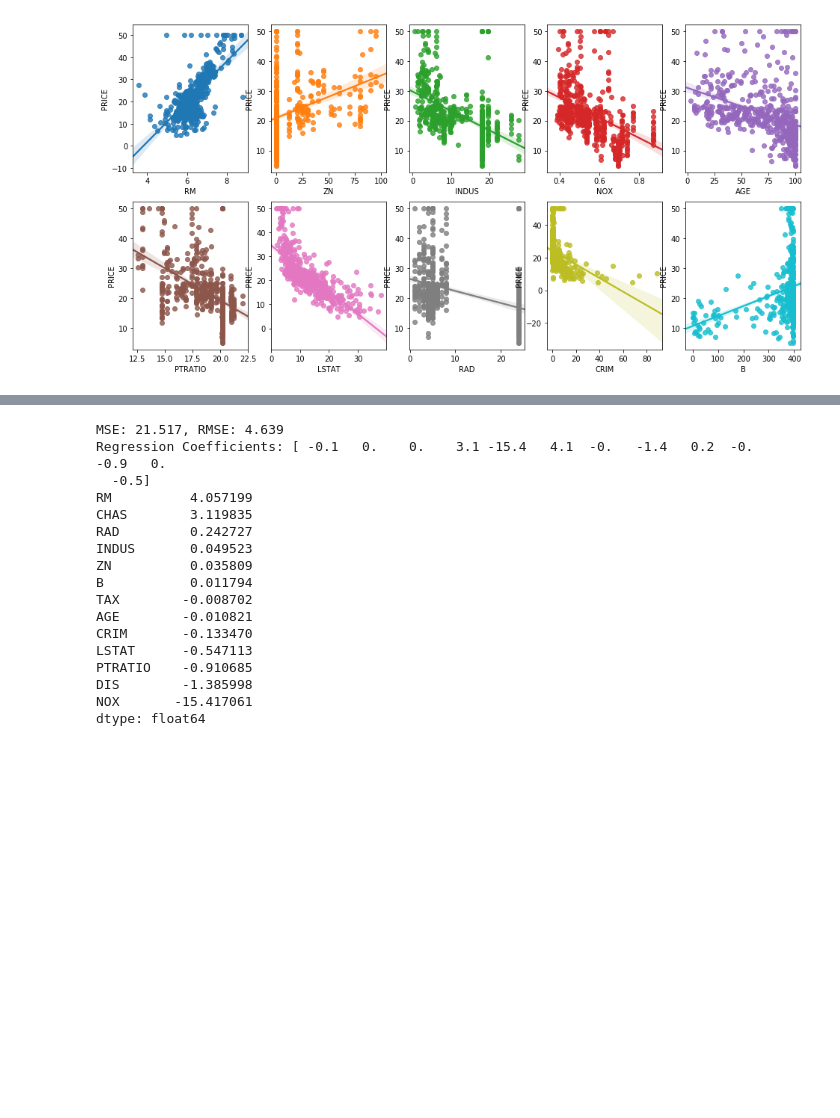
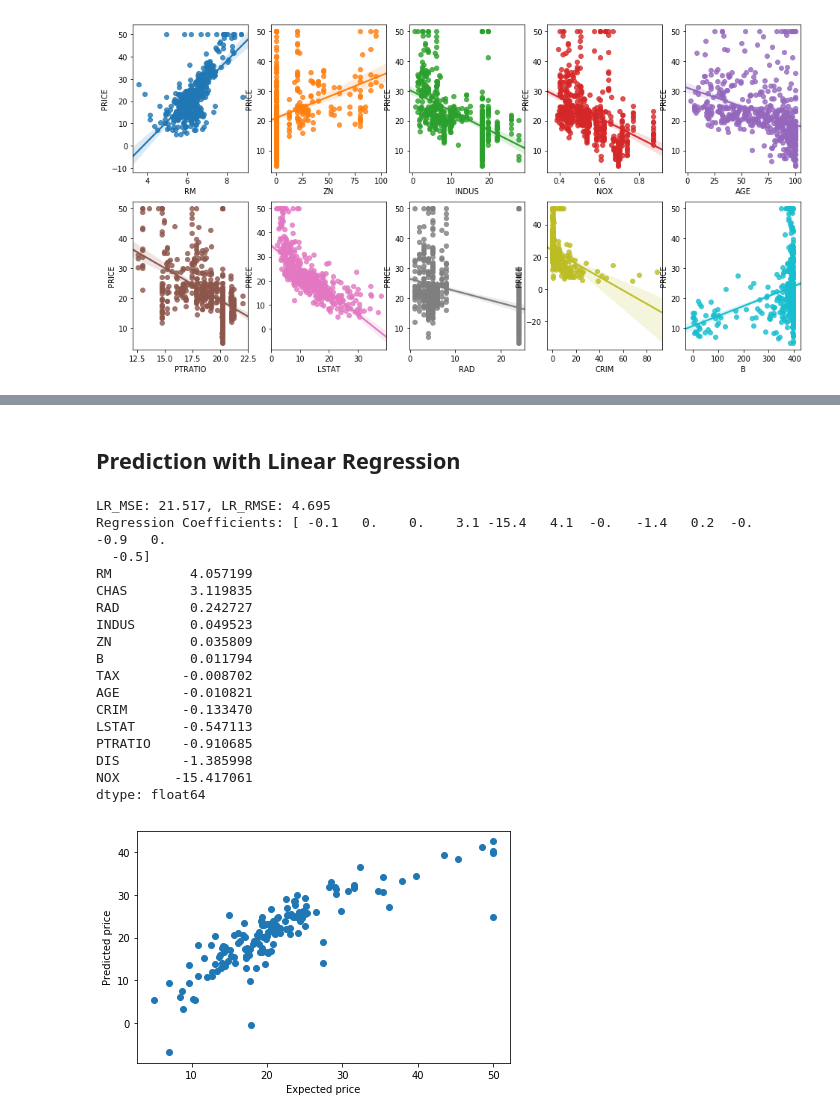
Before and after one commit to UCLAIS/Machine-Learning-Tutorials, a Jupyter notebook: notebooks/Session02-BostonHousePrice-Solution.ipynb, the cells around one changed output, grey strips where cells are left out. Cells and saved outputs as stored; diff of their text form; code cells hidden in the pictures; blank space fills up the shorter version.

```diff
--- a/notebooks/Session02-BostonHousePrice-Solution.ipynb
+++ b/notebooks/Session02-BostonHousePrice-Solution.ipynb
@@ -79,25 +108,28 @@ After adding target: (506, 14)
+# %% [markdown]
+## Prediction with Linear Regression
 # %%
-input_train, input_eval, label_train, label_eval = split_dataframe(df_data_target)
+X_train, X_test, Y_train, Y_test = split_dataframe(boston_df)
 
 # TODO: Load your machine learning model
 model = LinearRegression()
 # TODO: Train!
-model.fit(input_train, label_train)
+model.fit(X_train, Y_train)
 # TODO: make prediction with unseen data!
-pred = model.predict(input_eval)
+pred = model.predict(X_test)
+expectation = Y_test
 # TODO: what is mse between the answer and your prediction?
-mse = mean_squared_error(label_eval, pred)
+lr_mse = mean_squared_error(expectation, pred)
 # TODO: RMSE
-rmse = np.sqrt(mse)
+lr_rmse = np.sqrt(mse)
 
-print('MSE: {0:.3f}, RMSE: {1:.3F}'.format(mse, rmse))
+print('LR_MSE: {0:.3f}, LR_RMSE: {1:.3F}'.format(lr_mse, lr_rmse))
 # Regression Coefficient
 print('Regression Coefficients:', np.round(model.coef_, 1))
 # sort from the biggest
-coeff = pd.Series(data=model.coef_, index=input_train.columns).sort_values(ascending=False)
+coeff = pd.Series(data=model.coef_, index=X_train.columns).sort_values(ascending=False)
 print(coeff)
 # %% [output]
-MSE: 21.517, RMSE: 4.639
+LR_MSE: 21.517, LR_RMSE: 4.695
 Regression Coefficients: [ -0.1   0.    0.    3.1 -15.4   4.1  -0.   -1.4   0.2  -0.   -0.9   0.
   -0.5]
 RM          4.057199
@@ -114,3 +146,10 @@ PTRATIO    -0.910685
 DIS        -1.385998
 NOX       -15.417061
 dtype: float64
+# %%
+plt.scatter(expectation, pred)
+plt.xlabel('Expected price')
+plt.ylabel('Predicted price')
+plt.tight_layout()
+# %% [output]
+[figure, added]
```
Also changed, not shown: parts of 12 cells of this notebook.
